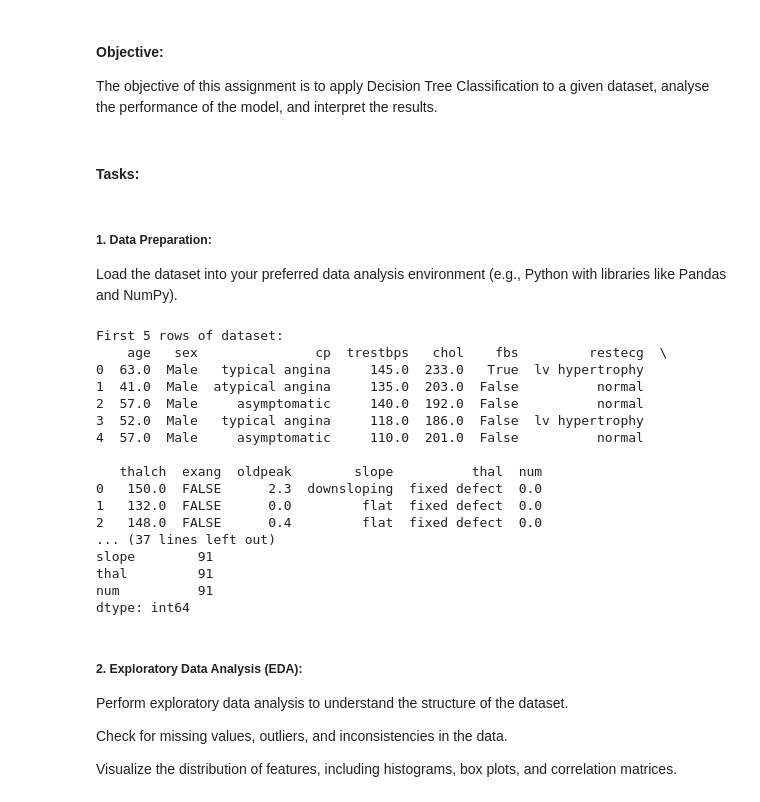
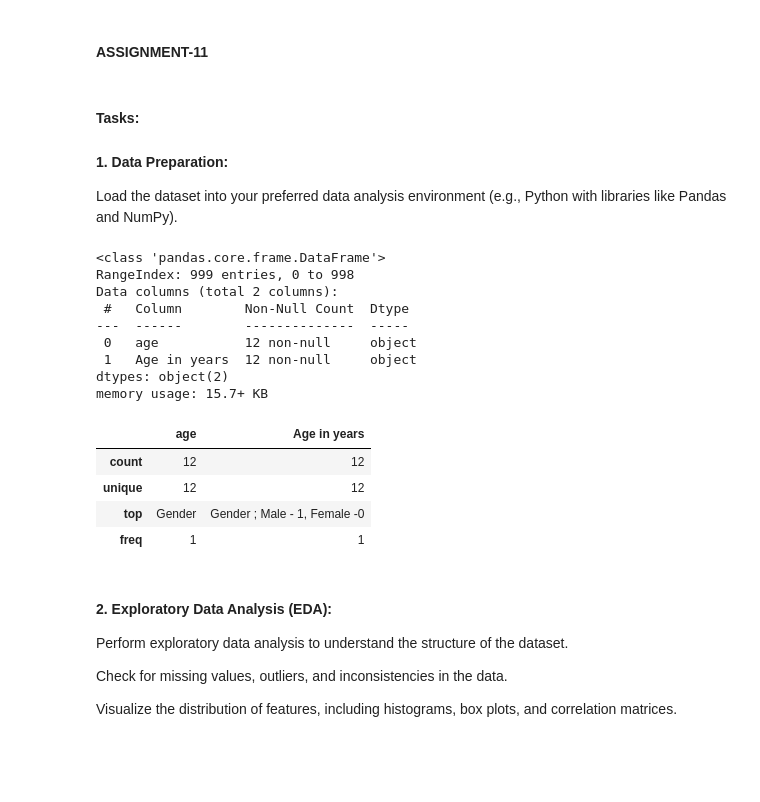
Before and after one commit to rak-2shitha/Assignment, a Jupyter notebook: Decision Tree.ipynb, the cells around one changed output. Cells and saved outputs as stored; diff of their text form; code cells hidden in the pictures; blank space fills up the shorter version.

```diff
--- a/Decision Tree.ipynb
+++ b/Decision Tree.ipynb
@@ -3,55 +1,37 @@
-# %% [markdown]
-#### Objective:
-
-The objective of this assignment is to apply Decision Tree Classification to a given dataset, analyse the performance of the model, and interpret the results.
-# %% [markdown]
-#### Tasks:
+# %% [markdown]
+#### ASSIGNMENT-11
 # %% [markdown]
-##### 1. Data Preparation:
+#### Tasks:
+
+#### 1. Data Preparation:
 
 Load the dataset into your preferred data analysis environment (e.g., Python with libraries like Pandas and NumPy).
-# %%
-# Import required libraries
-import pandas as pd
-import numpy as np
-
-# File path (use raw string to avoid errors with backslashes)
-file_path = r"C:\Users\Rakshitha\Downloads\heart_disease.csv"
-
-# Load the dataset
-df = pd.read_csv(file_path)
-
-# Display first 5 rows
-print("First 5 rows of dataset:")
-print(df.head())
-
-# Check dataset info
-print("\nDataset Info:")
-print(df.info())
-
-# Check for missing values
-print("\nMissing Values:")
-print(df.isnull().sum())
-# %% [output]
-First 5 rows of dataset:
-    age   sex               cp  trestbps   chol    fbs         restecg  \
-0  63.0  Male   typical angina     145.0  233.0   True  lv hypertrophy
-1  41.0  Male  atypical angina     135.0  203.0  False          normal
-2  57.0  Male     asymptomatic     140.0  192.0  False          normal
-3  52.0  Male   typical angina     118.0  186.0  False  lv hypertrophy
-4  57.0  Male     asymptomatic     110.0  201.0  False          normal
-
-   thalch  exang  oldpeak        slope          thal  num
-0   150.0  FALSE      2.3  downsloping  fixed defect  0.0
-1   132.0  FALSE      0.0         flat  fixed defect  0.0
-2   148.0  FALSE      0.4         flat  fixed defect  0.0
-... (37 lines left out)
-slope        91
-thal         91
-num          91
-dtype: int64
+# %%
+import pandas as pd
+
+# Load dataset
+df = pd.read_csv("C:/Users/jeevitha/Downloads/heart_disease(Description).csv")
+
+df.head()
+df.info()
+df.describe()
+# %% [output]
+<class 'pandas.core.frame.DataFrame'>
+RangeIndex: 999 entries, 0 to 998
+Data columns (total 2 columns):
+ #   Column        Non-Null Count  Dtype
+---  ------        --------------  -----
+ 0   age           12 non-null     object
+ 1   Age in years  12 non-null     object
+dtypes: object(2)
+memory usage: 15.7+ KB
+|  | age | Age in years |
+| count | 12 | 12 |
+| unique | 12 | 12 |
+| top | Gender | Gender ; Male - 1, Female -0 |
+| freq | 1 | 1 |
 # %% [markdown]
-##### 2. Exploratory Data Analysis (EDA):
+#### 2. Exploratory Data Analysis (EDA):
 
 Perform exploratory data analysis to understand the structure of the dataset.
 
```
Also changed, not shown: parts of 21 cells of this notebook.
